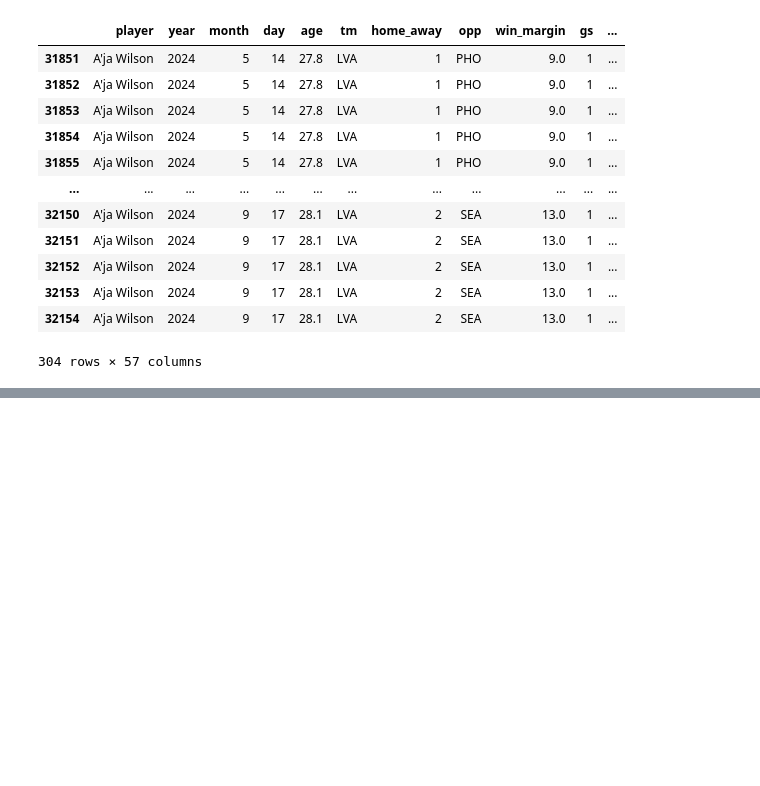
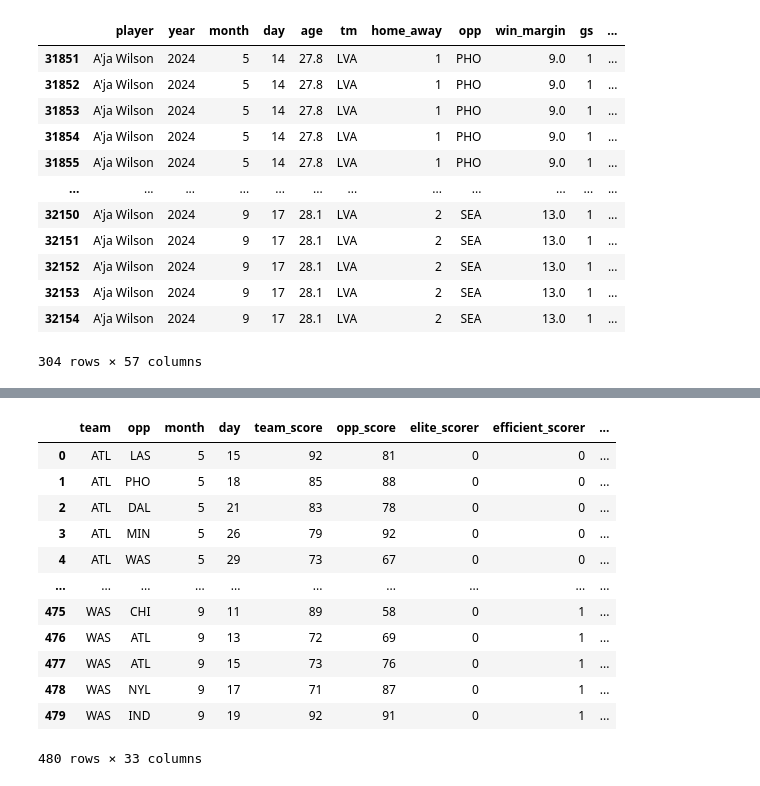
Before and after one commit to colterwood/LHL-final-final-project, a Jupyter notebook: notebooks/12_trying_to_beat_model.ipynb, the cells around one changed output, grey strips where cells are left out. Drawn from its saved outputs; the diff is of its cells as text; code cells hidden in the pictures; blank space fills up the shorter version.

```diff
--- a/notebooks/12_trying_to_beat_model.ipynb
+++ b/notebooks/12_trying_to_beat_model.ipynb
@@ -1213,0 +1342,16 @@ df_importances
+# %%
+df_personas_v3
+# %% [output]
+|  | team | opp | month | day | team_score | opp_score | elite_scorer | efficient_scorer | ... |
+| 0 | ATL | LAS | 5 | 15 | 92 | 81 | 0 | 0 | ... |
+| 1 | ATL | PHO | 5 | 18 | 85 | 88 | 0 | 0 | ... |
+| 2 | ATL | DAL | 5 | 21 | 83 | 78 | 0 | 0 | ... |
+| 3 | ATL | MIN | 5 | 26 | 79 | 92 | 0 | 0 | ... |
+| 4 | ATL | WAS | 5 | 29 | 73 | 67 | 0 | 0 | ... |
+| ... | ... | ... | ... | ... | ... | ... | ... | ... | ... |
+| 475 | WAS | CHI | 9 | 11 | 89 | 58 | 0 | 1 | ... |
+| 476 | WAS | ATL | 9 | 13 | 72 | 69 | 0 | 1 | ... |
+| 477 | WAS | ATL | 9 | 15 | 73 | 76 | 0 | 1 | ... |
+| 478 | WAS | NYL | 9 | 17 | 71 | 87 | 0 | 1 | ... |
+| 479 | WAS | IND | 9 | 19 | 92 | 91 | 0 | 1 | ... |
+480 rows × 33 columns
```
Also changed, not shown: parts of 62 cells of this notebook.
